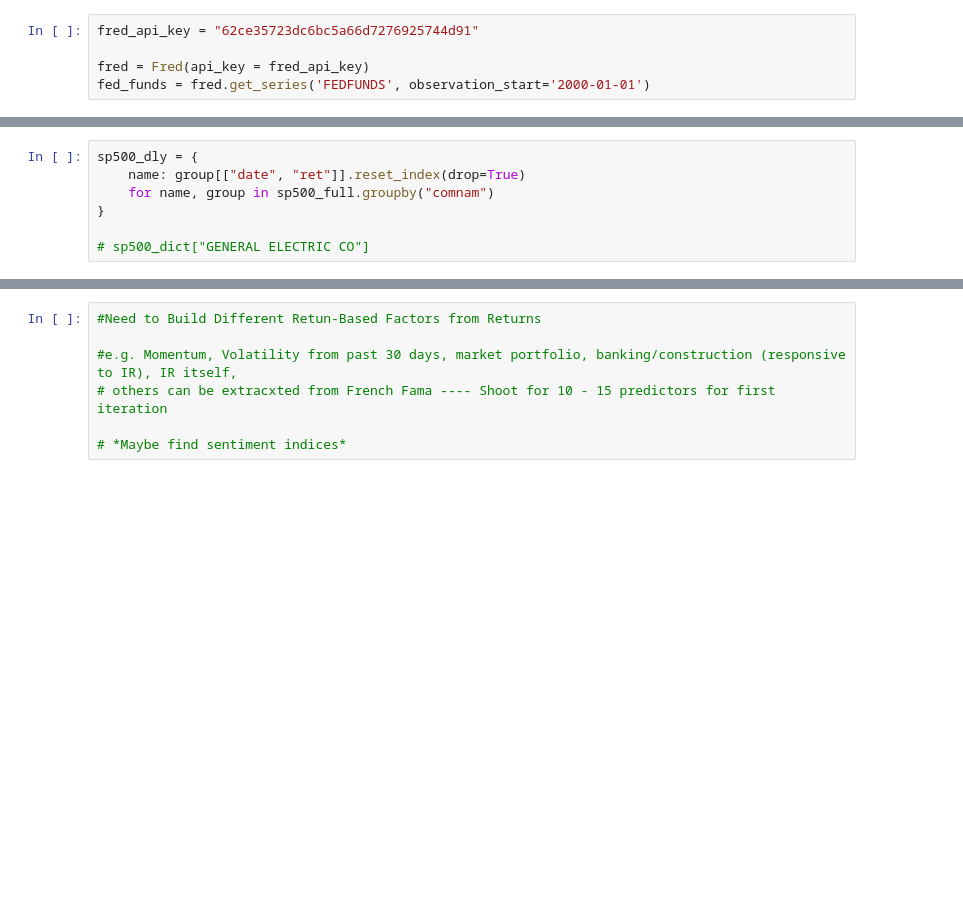
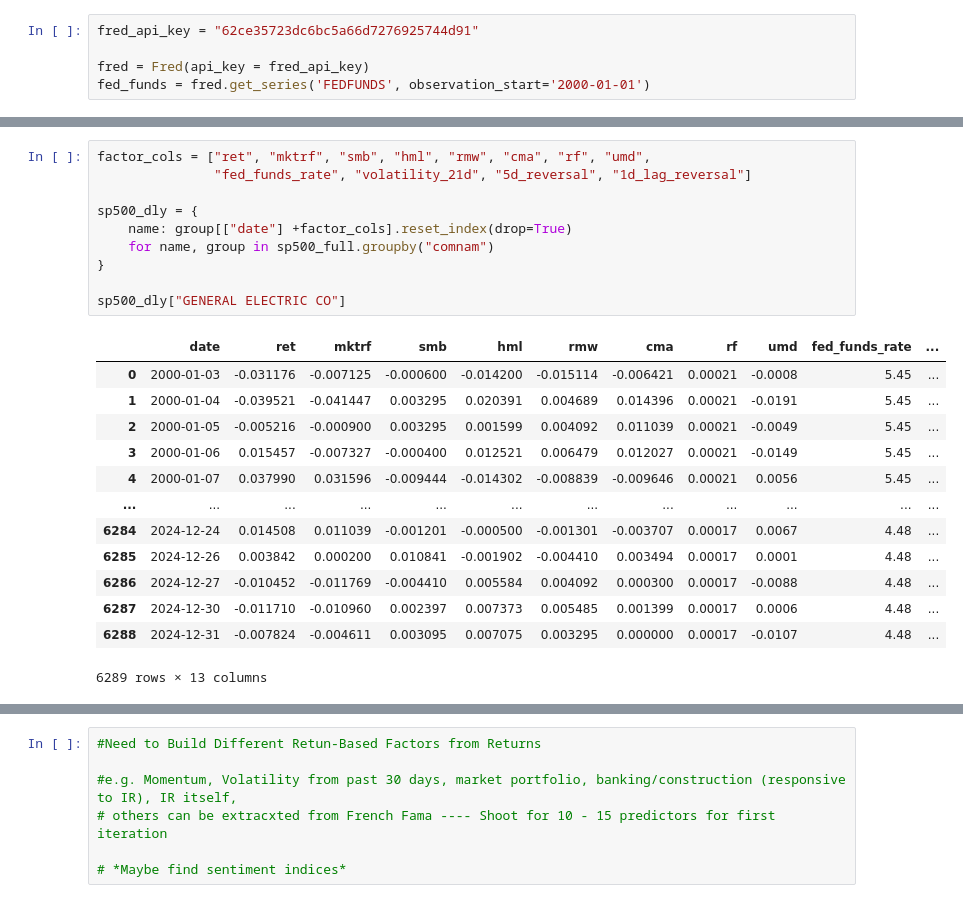
Before and after one commit to nilsberzins/SDF-Research, a Jupyter notebook: SDF-AP Data Current.ipynb, the cells around one changed output, grey strips where cells are left out. Cells and saved outputs as stored; diff of their text form; blank space fills up the shorter version.

```diff
--- a/SDF-AP Data Current.ipynb
+++ b/SDF-AP Data Current.ipynb
@@ -137,10 +176,27 @@ Name: ret, dtype: float64
 # %%
+factor_cols = ["ret", "mktrf", "smb", "hml", "rmw", "cma", "rf", "umd",
+               "fed_funds_rate", "volatility_21d", "5d_reversal", "1d_lag_reversal"]
+
 sp500_dly = {
-    name: group[["date", "ret"]].reset_index(drop=True)
+    name: group[["date"] +factor_cols].reset_index(drop=True)
     for name, group in sp500_full.groupby("comnam")
 }
 
-# sp500_dict["GENERAL ELECTRIC CO"]
+sp500_dly["GENERAL ELECTRIC CO"]
+# %% [output]
+|  | date | ret | mktrf | smb | hml | rmw | cma | rf | umd | fed_funds_rate | ... |
+| 0 | 2000-01-03 | -0.031176 | -0.007125 | -0.000600 | -0.014200 | -0.015114 | -0.006421 | 0.00021 | -0.0008 | 5.45 | ... |
+| 1 | 2000-01-04 | -0.039521 | -0.041447 | 0.003295 | 0.020391 | 0.004689 | 0.014396 | 0.00021 | -0.0191 | 5.45 | ... |
+| 2 | 2000-01-05 | -0.005216 | -0.000900 | 0.003295 | 0.001599 | 0.004092 | 0.011039 | 0.00021 | -0.0049 | 5.45 | ... |
+| 3 | 2000-01-06 | 0.015457 | -0.007327 | -0.000400 | 0.012521 | 0.006479 | 0.012027 | 0.00021 | -0.0149 | 5.45 | ... |
+| 4 | 2000-01-07 | 0.037990 | 0.031596 | -0.009444 | -0.014302 | -0.008839 | -0.009646 | 0.00021 | 0.0056 | 5.45 | ... |
+| ... | ... | ... | ... | ... | ... | ... | ... | ... | ... | ... | ... |
+| 6284 | 2024-12-24 | 0.014508 | 0.011039 | -0.001201 | -0.000500 | -0.001301 | -0.003707 | 0.00017 | 0.0067 | 4.48 | ... |
+| 6285 | 2024-12-26 | 0.003842 | 0.000200 | 0.010841 | -0.001902 | -0.004410 | 0.003494 | 0.00017 | 0.0001 | 4.48 | ... |
+| 6286 | 2024-12-27 | -0.010452 | -0.011769 | -0.004410 | 0.005584 | 0.004092 | 0.000300 | 0.00017 | -0.0088 | 4.48 | ... |
+| 6287 | 2024-12-30 | -0.011710 | -0.010960 | 0.002397 | 0.007373 | 0.005485 | 0.001399 | 0.00017 | 0.0006 | 4.48 | ... |
+| 6288 | 2024-12-31 | -0.007824 | -0.004611 | 0.003095 | 0.007075 | 0.003295 | 0.000000 | 0.00017 | -0.0107 | 4.48 | ... |
+6289 rows × 13 columns
 # %%
 sp500_wkly = {}
 
```
Also changed, not shown: parts of 23 cells of this notebook.
